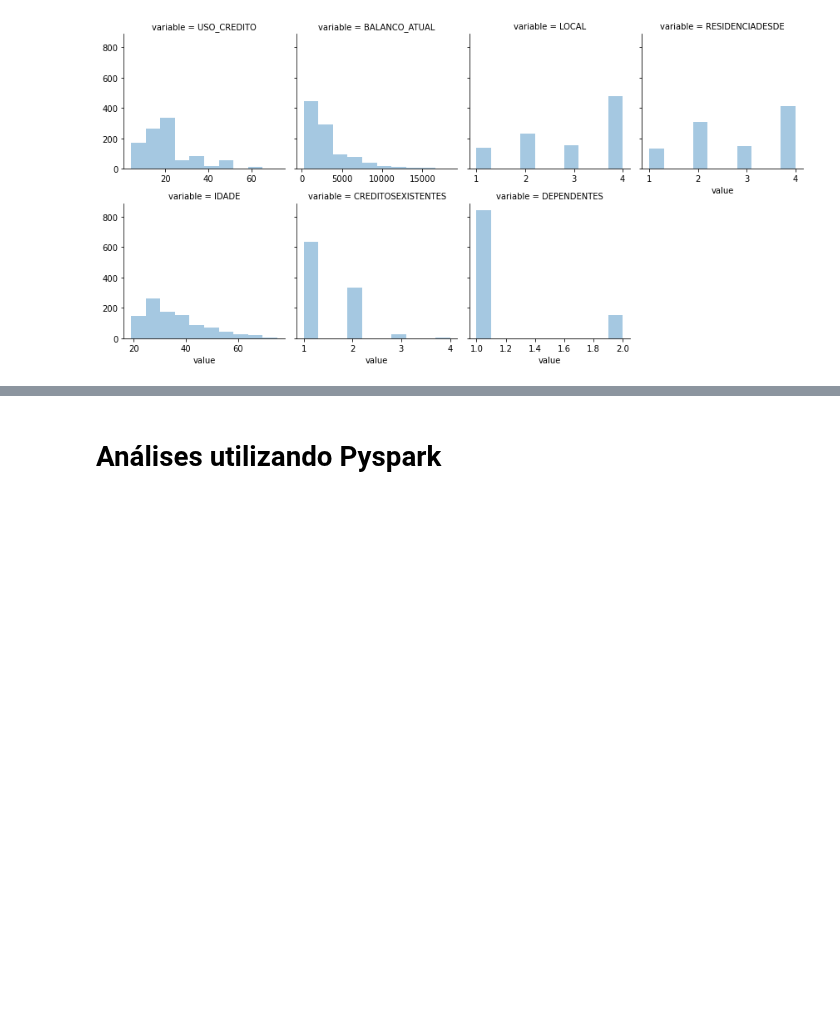
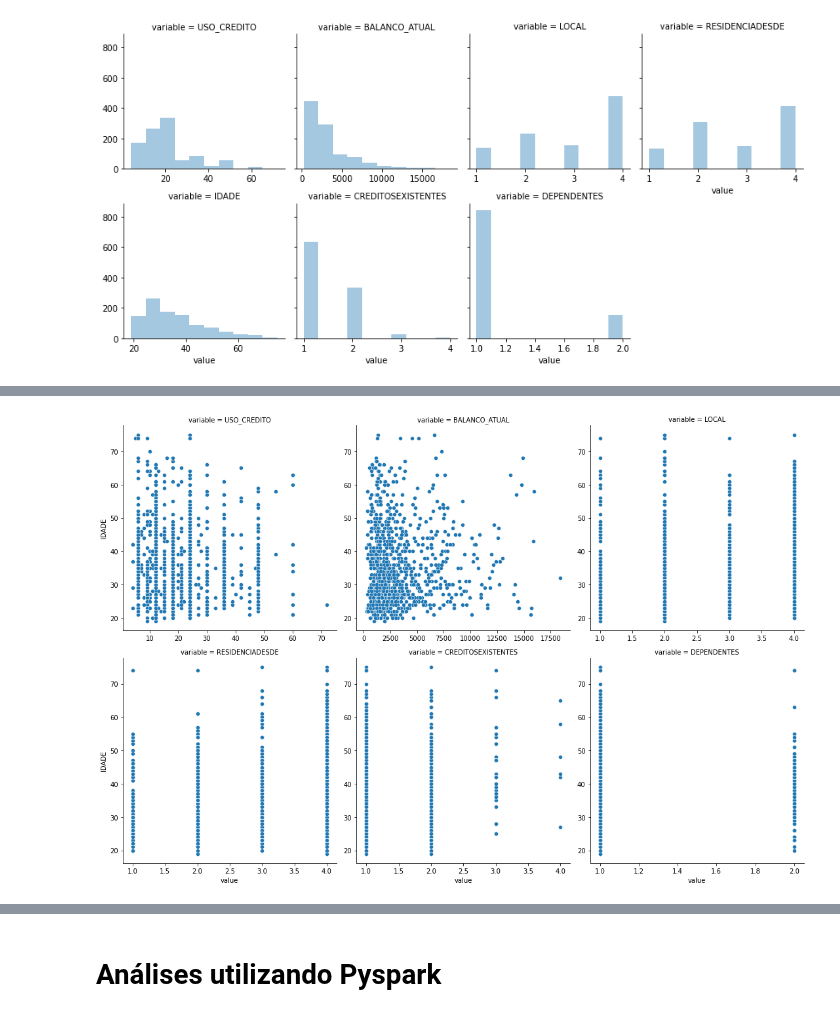
Before and after one commit to lauraalexandria/cursos-python, a Jupyter notebook: analises_iniciais.ipynb, the cells around one changed output, grey strips where cells are left out. Drawn from its saved outputs; the diff is of its cells as text; code cells hidden in the pictures; blank space fills up the shorter version.

```diff
--- a/analises_iniciais.ipynb
+++ b/analises_iniciais.ipynb
@@ -221,2 +240,11 @@ g.map(plt.hist, "value", alpha=.4)
+# %%
+# Gráficos de Dispersão para Comparar Target Numérico e Variáveis Numéricas
+
+df_melt_num = df.melt(id_vars=[chave_id, target_num], value_vars=df.drop(target_num, axis=1).select_dtypes(["float64", "int64"]))
+sns.relplot(data=df_melt_num, x="value", y=target_num, kind="scatter", col="variable", col_wrap=3,
+            facet_kws={"sharey": False, "sharex":False})
+plt.show()
+# %% [output]
+[figure, added]
 # %%
 # Matriz de Correlação para Comparar Target Numérico e Variáveis Numéricas
```
Also changed, not shown: parts of 8 cells of this notebook.
